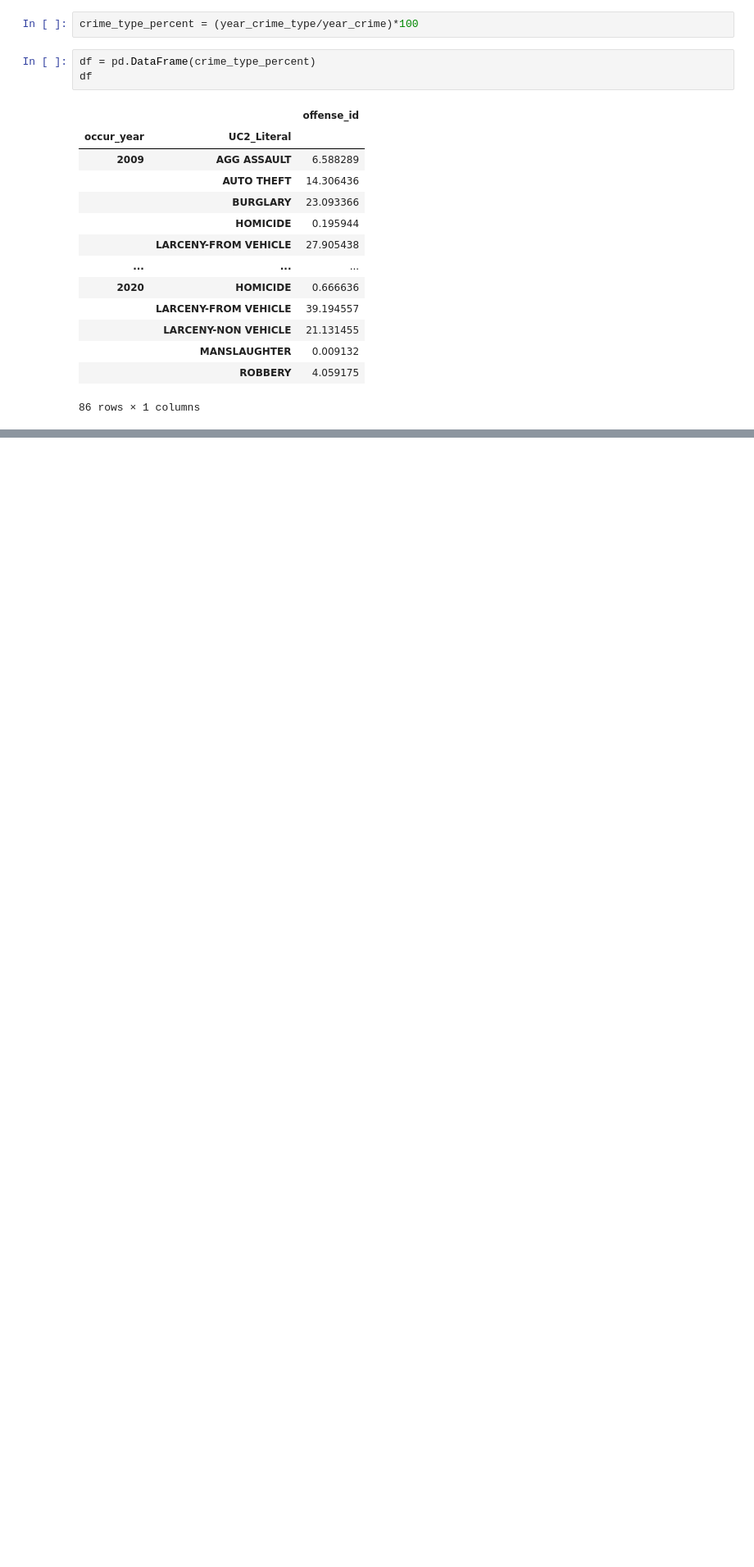
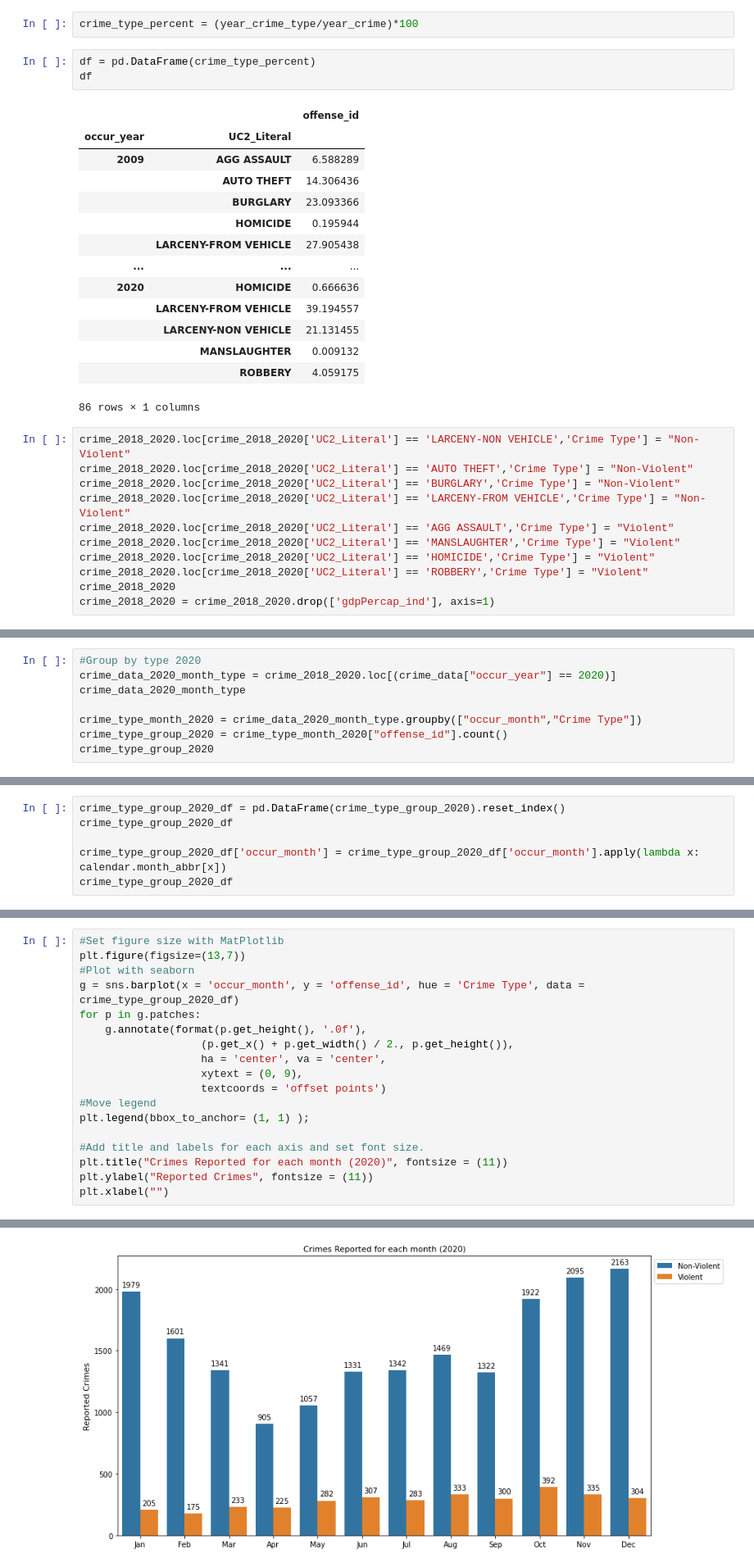
Before and after one commit to cayelsie/Crime-trends-in-Atlanta, a Jupyter notebook: Betsy.ipynb, the cells around one changed output, grey strips where cells are left out. Shown at 82% size. Saved outputs shown, nothing was run; the diff lists cells and outputs as text; blank space fills up the shorter version.

```diff
--- a/Betsy.ipynb
+++ b/Betsy.ipynb
@@ -517,3 +759,14 @@ df
 |  | MANSLAUGHTER | 0.009132 |
 |  | ROBBERY | 4.059175 |
 86 rows × 1 columns
+# %%
+crime_2018_2020.loc[crime_2018_2020['UC2_Literal'] == 'LARCENY-NON VEHICLE','Crime Type'] = "Non-Violent"
+crime_2018_2020.loc[crime_2018_2020['UC2_Literal'] == 'AUTO THEFT','Crime Type'] = "Non-Violent"
+crime_2018_2020.loc[crime_2018_2020['UC2_Literal'] == 'BURGLARY','Crime Type'] = "Non-Violent"
+crime_2018_2020.loc[crime_2018_2020['UC2_Literal'] == 'LARCENY-FROM VEHICLE','Crime Type'] = "Non-Violent"
+crime_2018_2020.loc[crime_2018_2020['UC2_Literal'] == 'AGG ASSAULT','Crime Type'] = "Violent"
+crime_2018_2020.loc[crime_2018_2020['UC2_Literal'] == 'MANSLAUGHTER','Crime Type'] = "Violent"
+crime_2018_2020.loc[crime_2018_2020['UC2_Literal'] == 'HOMICIDE','Crime Type'] = "Violent"
+crime_2018_2020.loc[crime_2018_2020['UC2_Literal'] == 'ROBBERY','Crime Type'] = "Violent"
+crime_2018_2020
+crime_2018_2020 = crime_2018_2020.drop(['gdpPercap_ind'], axis=1)
@@ -519,0 +779,8 @@ df
+# %%
+#Group by type 2020
+crime_data_2020_month_type = crime_2018_2020.loc[(crime_data["occur_year"] == 2020)]
+crime_data_2020_month_type
+
+crime_type_month_2020 = crime_data_2020_month_type.groupby(["occur_month","Crime Type"])
+crime_type_group_2020 = crime_type_month_2020["offense_id"].count()
+crime_type_group_2020
@@ -519,0 +805,6 @@ df
+# %%
+crime_type_group_2020_df = pd.DataFrame(crime_type_group_2020).reset_index()
+crime_type_group_2020_df
+
+crime_type_group_2020_df['occur_month'] = crime_type_group_2020_df['occur_month'].apply(lambda x: calendar.month_abbr[x])
+crime_type_group_2020_df
@@ -519,0 +829,19 @@ df
+# %%
+#Set figure size with MatPlotlib
+plt.figure(figsize=(13,7))
+#Plot with seaborn
+g = sns.barplot(x = 'occur_month', y = 'offense_id', hue = 'Crime Type', data = crime_type_group_2020_df)
+for p in g.patches:
+    g.annotate(format(p.get_height(), '.0f'),
+                   (p.get_x() + p.get_width() / 2., p.get_height()),
+                   ha = 'center', va = 'center',
+                   xytext = (0, 9),
+                   textcoords = 'offset points')
+#Move legend
+plt.legend(bbox_to_anchor= (1, 1) );
+
+#Add title and labels for each axis and set font size.
+plt.title("Crimes Reported for each month (2020)", fontsize = (11))
+plt.ylabel("Reported Crimes", fontsize = (11))
+plt.xlabel("")
+# %% [output]
@@ -519,0 +849 @@ df
+[figure, added]
```
Also changed, not shown: parts of 27 cells of this notebook.
